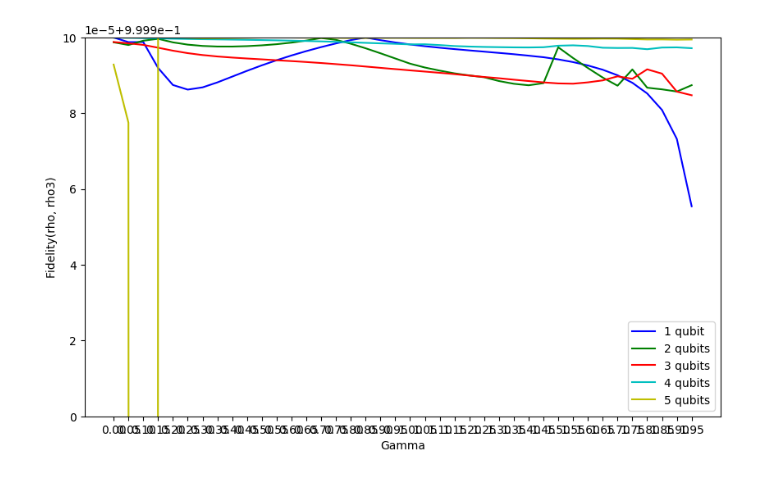
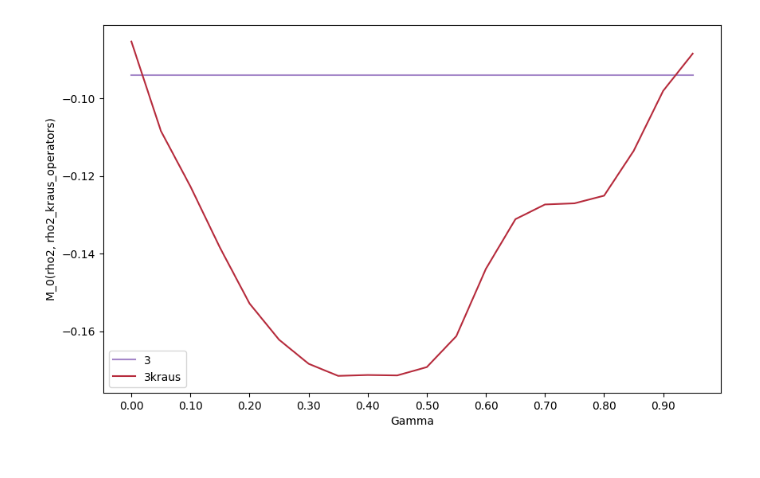
Before and after one commit to vutuanhai237/QuantumTomography, a Jupyter notebook: plot_result.ipynb, the cells around one changed output. Drawn from its saved outputs; the diff is of its cells as text; code cells hidden in the pictures.

Commit message:
Add plot .ipynb

```diff
--- a/plot_result.ipynb
+++ b/plot_result.ipynb
@@ -76,30 +239,34 @@ print(cost_matrix)
 # %%
 import matplotlib.pyplot as plt
 
 # Plotting
 plt.figure(figsize=(10, 6))
 
 # Colors for each row
 colors = ['b', 'g', 'r', 'c', 'y']  # Adjust or extend as needed
-# Custom labels for each row
-labels = ['1 qubit', '2 qubits', '3 qubits', '4 qubits', '5 qubits']
 
-for i, (row, color) in enumerate(zip(cost_matrix, colors)):
-    plt.plot(row, color=color, label=labels[i % len(labels)])
+# Plot each category
+for key, values in M_dict.items():
+    color = np.random.rand(3,)
+    if (key != '3'): continue
+    plt.plot(values, label=key, color = color)
+
+for key, values in M_dict2.items():
+    color = np.random.rand(3,)
+    if (key != '3'): continue
+    plt.plot(values, label=key + 'kraus', color = color)
 
 # Adding title and labels
 plt.xlabel('Gamma')
-plt.ylabel('Fidelity(rho, rho3)')
-
-plt.ylim(0.9999, 1)
+plt.ylabel('M_0(rho2, rho2_kraus_operators)')
 # Customizing x-axis ticks
-x_ticks = np.arange(0, len(cost_matrix[0]), step=1)  # Adjust step size based on your data
+x_ticks = np.arange(0, 20, step=2)  # Adjust step size based on your data
 x_tick_labels = [f'{tick/20:.2f}' for tick in x_ticks]  # Convert to float and format
 plt.xticks(ticks=x_ticks, labels=x_tick_labels)
 
 plt.legend()
 
 # Display the plot
 plt.show()
 # %% [output]
-[figure, old version]
+[figure, new version]
```
Also changed, not shown: parts of 7 cells of this notebook.
